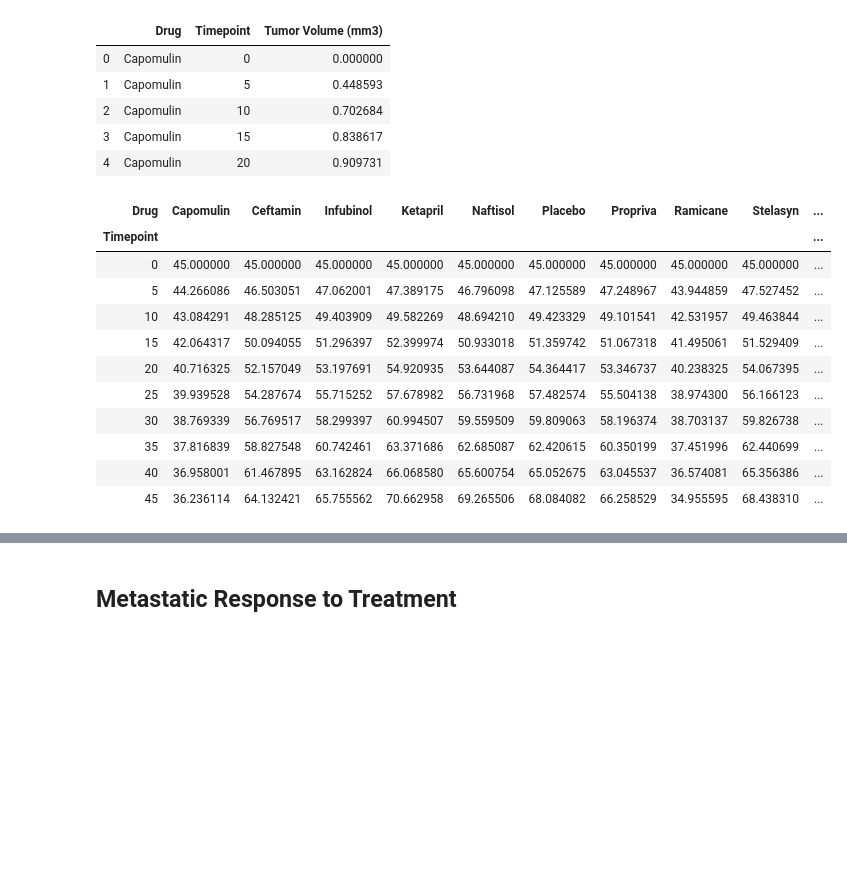
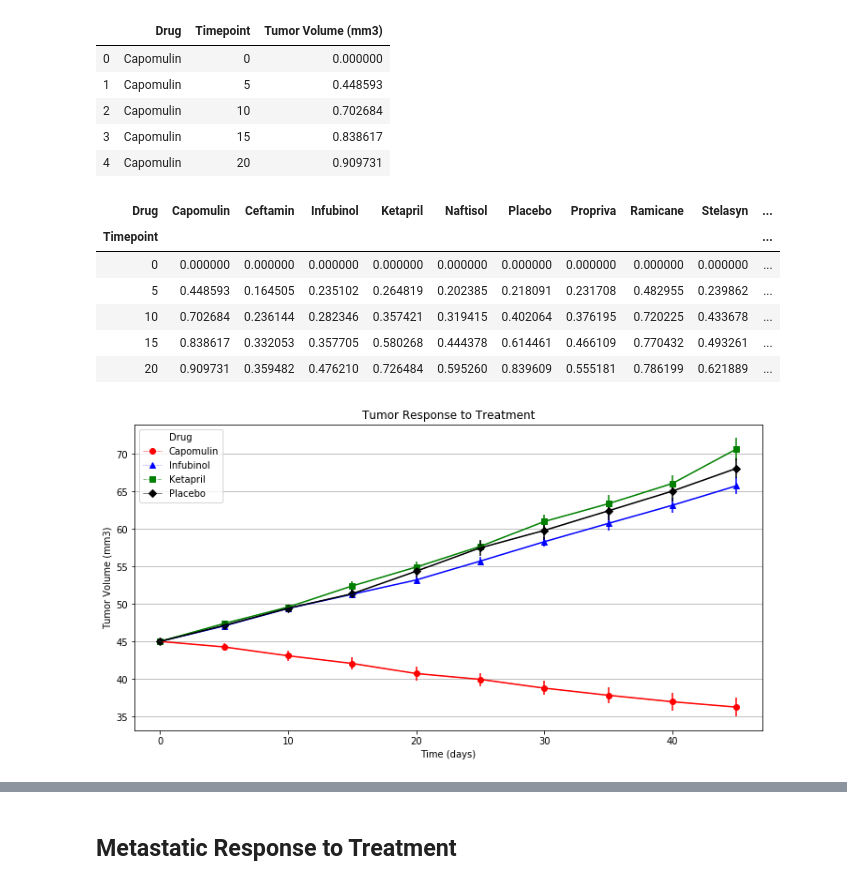
Before and after one commit to esnaaf1/matplotlib-challenge, a Jupyter notebook: Pymaceuticals/pymaceuticals_solution.ipynb, the cells around one changed output, grey strips where cells are left out. Saved outputs shown, nothing was run; the diff lists cells and outputs as text; code cells hidden in the pictures; blank space fills up the shorter version.

```diff
--- a/Pymaceuticals/pymaceuticals_solution.ipynb
+++ b/Pymaceuticals/pymaceuticals_solution.ipynb
@@ -71,24 +71,19 @@ tumor_volume_ses_df.head()
 # %%
 # Minor Data Munging to Re-Format the Data Frames
 tumor_volume_means_df = tumor_volume_means_df.pivot(index="Timepoint", columns="Drug",values="Tumor Volume (mm3)")
 
 # Preview that Reformatting worked
 tumor_volume_means_df
 
-#tumor_volume_ses_df = tumor_volume_ses_df.pivot(index="Timepoint", columns="Drug",values="Tumor Volume (mm3)")
+tumor_volume_ses_df = tumor_volume_ses_df.pivot(index="Timepoint", columns="Drug",values="Tumor Volume (mm3)")
 
 # Preview that Reformatting worked
-#tumor_volume_ses_df.head()
+tumor_volume_ses_df.head()
 # %% [output]
 | Drug | Capomulin | Ceftamin | Infubinol | Ketapril | Naftisol | Placebo | Propriva | Ramicane | Stelasyn | ... |
 | Timepoint |  |  |  |  |  |  |  |  |  | ... |
-| 0 | 45.000000 | 45.000000 | 45.000000 | 45.000000 | 45.000000 | 45.000000 | 45.000000 | 45.000000 | 45.000000 | ... |
-| 5 | 44.266086 | 46.503051 | 47.062001 | 47.389175 | 46.796098 | 47.125589 | 47.248967 | 43.944859 | 47.527452 | ... |
-| 10 | 43.084291 | 48.285125 | 49.403909 | 49.582269 | 48.694210 | 49.423329 | 49.101541 | 42.531957 | 49.463844 | ... |
-| 15 | 42.064317 | 50.094055 | 51.296397 | 52.399974 | 50.933018 | 51.359742 | 51.067318 | 41.495061 | 51.529409 | ... |
-| 20 | 40.716325 | 52.157049 | 53.197691 | 54.920935 | 53.644087 | 54.364417 | 53.346737 | 40.238325 | 54.067395 | ... |
-| 25 | 39.939528 | 54.287674 | 55.715252 | 57.678982 | 56.731968 | 57.482574 | 55.504138 | 38.974300 | 56.166123 | ... |
-| 30 | 38.769339 | 56.769517 | 58.299397 | 60.994507 | 59.559509 | 59.809063 | 58.196374 | 38.703137 | 59.826738 | ... |
-| 35 | 37.816839 | 58.827548 | 60.742461 | 63.371686 | 62.685087 | 62.420615 | 60.350199 | 37.451996 | 62.440699 | ... |
-| 40 | 36.958001 | 61.467895 | 63.162824 | 66.068580 | 65.600754 | 65.052675 | 63.045537 | 36.574081 | 65.356386 | ... |
-| 45 | 36.236114 | 64.132421 | 65.755562 | 70.662958 | 69.265506 | 68.084082 | 66.258529 | 34.955595 | 68.438310 | ... |
+| 0 | 0.000000 | 0.000000 | 0.000000 | 0.000000 | 0.000000 | 0.000000 | 0.000000 | 0.000000 | 0.000000 | ... |
+| 5 | 0.448593 | 0.164505 | 0.235102 | 0.264819 | 0.202385 | 0.218091 | 0.231708 | 0.482955 | 0.239862 | ... |
+| 10 | 0.702684 | 0.236144 | 0.282346 | 0.357421 | 0.319415 | 0.402064 | 0.376195 | 0.720225 | 0.433678 | ... |
+| 15 | 0.838617 | 0.332053 | 0.357705 | 0.580268 | 0.444378 | 0.614461 | 0.466109 | 0.770432 | 0.493261 | ... |
+| 20 | 0.909731 | 0.359482 | 0.476210 | 0.726484 | 0.595260 | 0.839609 | 0.555181 | 0.786199 | 0.621889 | ... |
@@ -99,2 +90,32 @@ tumor_volume_means_df
+# %%
+# Generate the Plot (with Error Bars)
+
+tumor_volume_means_4 = tumor_volume_means_df[["Capomulin", "Infubinol", "Ketapril","Placebo"]]
+
+tumor_volume_ses_4 = tumor_volume_ses_df[["Capomulin", "Infubinol", "Ketapril","Placebo"]]
+
+
+# Generate the plot (with Error Bars)
+ax = tumor_volume_means_4.plot(figsize=(12,6), yerr = tumor_volume_ses_4,
+                               color =["r","b","g","k"], legend = False)
+
+
+
+# plot the markers
+tumor_volume_means_4.plot( style=['o--r', '^:b', 's-.g', 'D-k'],
+                         markersize=6, linewidth =0.5, ax = ax)
+
+# set the titles, axis labels, horizontal grids, x,y limits
+ax.set_title("Tumor Response to Treatment")
+ax.set_xlabel("Time (days)")
+ax.set_ylabel("Tumor Volume (mm3)")
+ax.set_xlim(-2,47)
+ax.set_xticks([0,10,20,30,40])
+ax.yaxis.grid()
+
+# Save the Figure
+plt.savefig("../images/treatment.png")
+# %% [output]
+[figure, added]
 # %%
 # Show the Figure
```
Also changed, not shown: parts of 8 cells of this notebook, 6 other files.
